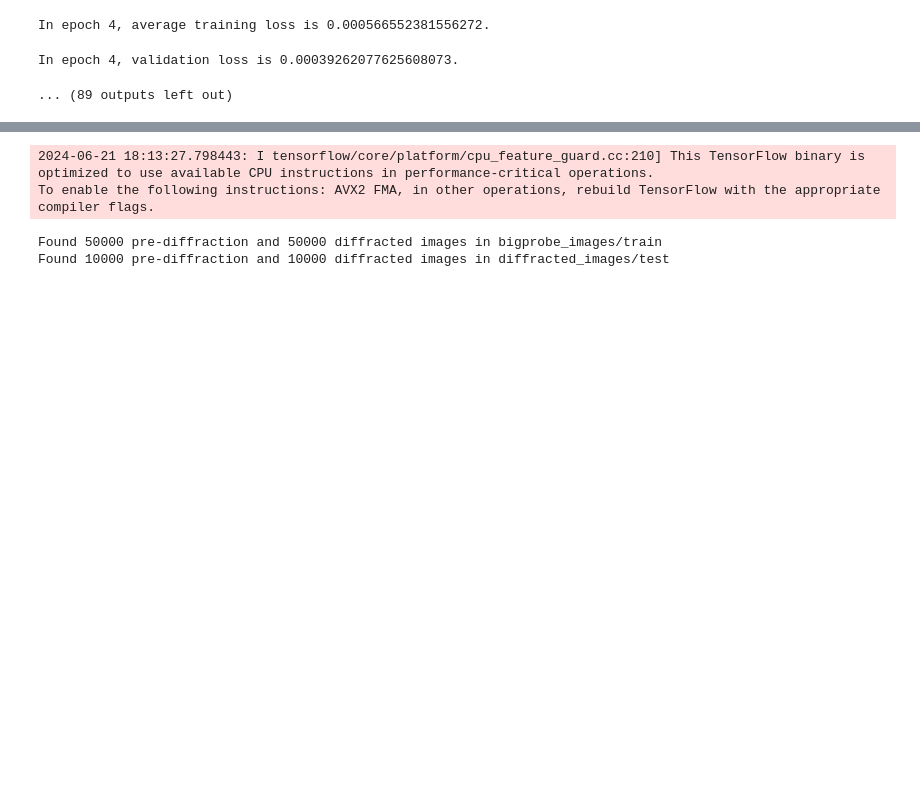
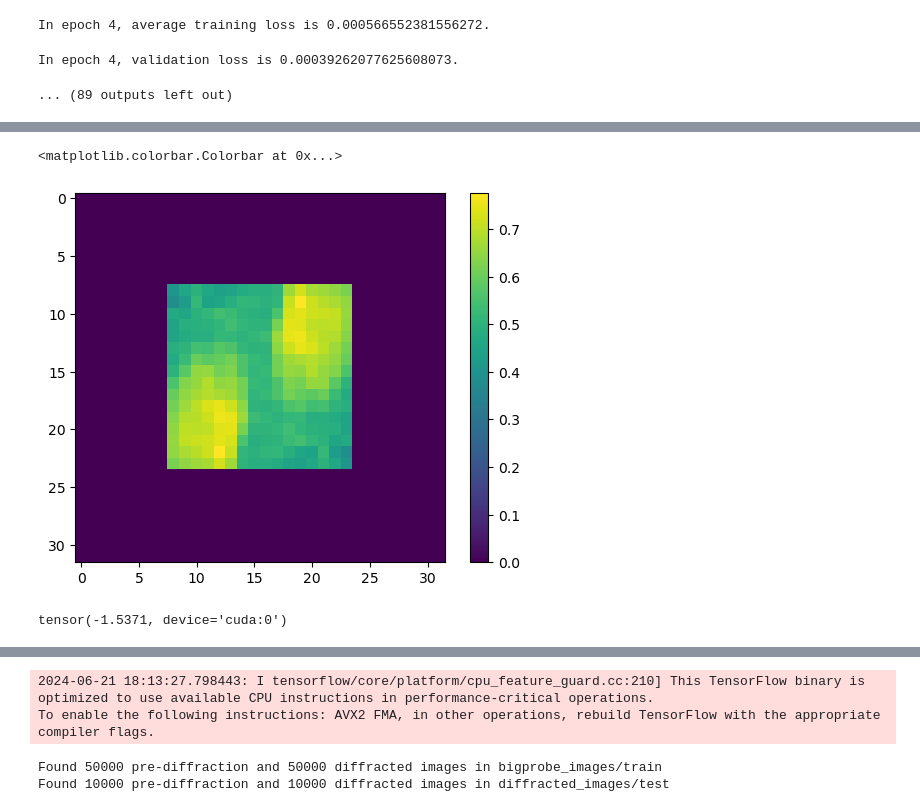
Before and after one commit to hoidn/MAE, a Jupyter notebook: runs.ipynb, the cells around one changed output, grey strips where cells are left out. Cells and saved outputs as stored; diff of their text form; code cells hidden in the pictures; blank space fills up the shorter version.

```diff
--- a/runs.ipynb
+++ b/runs.ipynb
@@ -232,0 +223,11 @@ In epoch 4, validation loss is 0.001974385476205498.
+# %%
+import matplotlib.pyplot as plt
+plt.imshow(probe.cpu() * val_pre_img[10, 0, :, :].cpu())
+plt.colorbar()
+# %% [output]
+<matplotlib.colorbar.Colorbar at 0x...>
+[figure, added]
+# %%
+intermediate_img[:, 0, :, :].mean()
+# %% [output]
+tensor(-1.5371, device='cuda:0')
```
Also changed, not shown: parts of 22 cells of this notebook, 4 other files.
